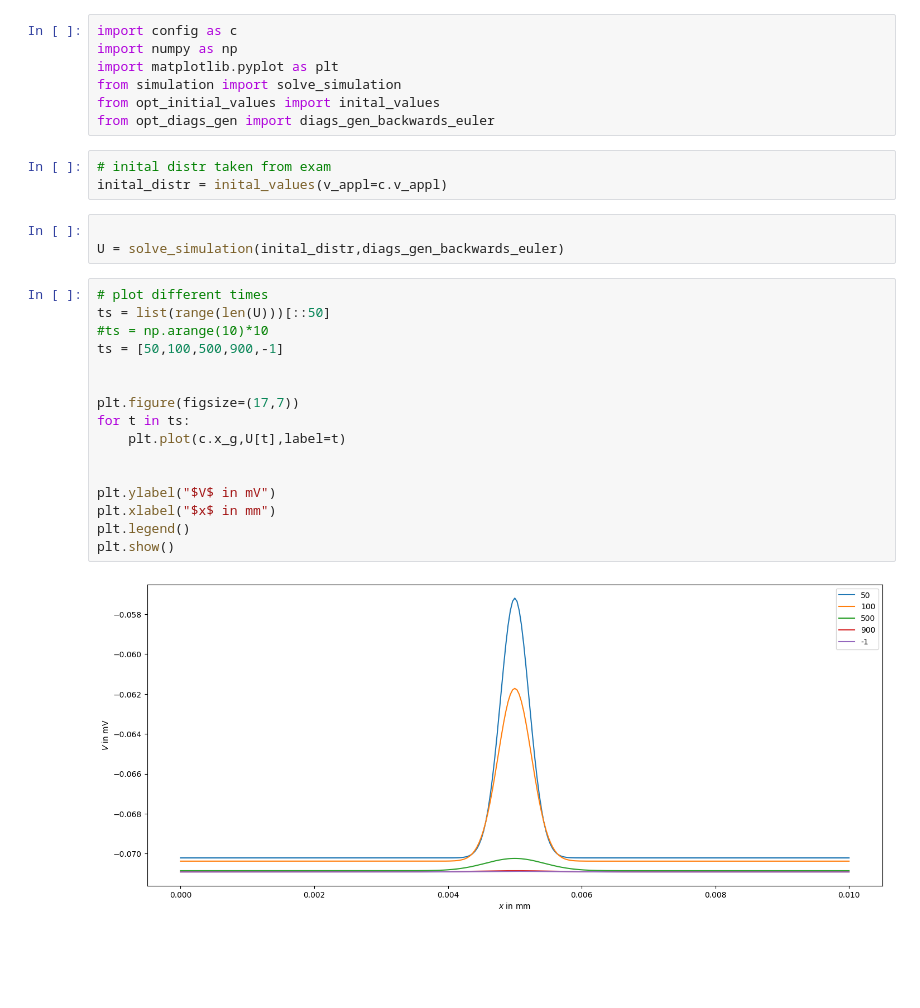
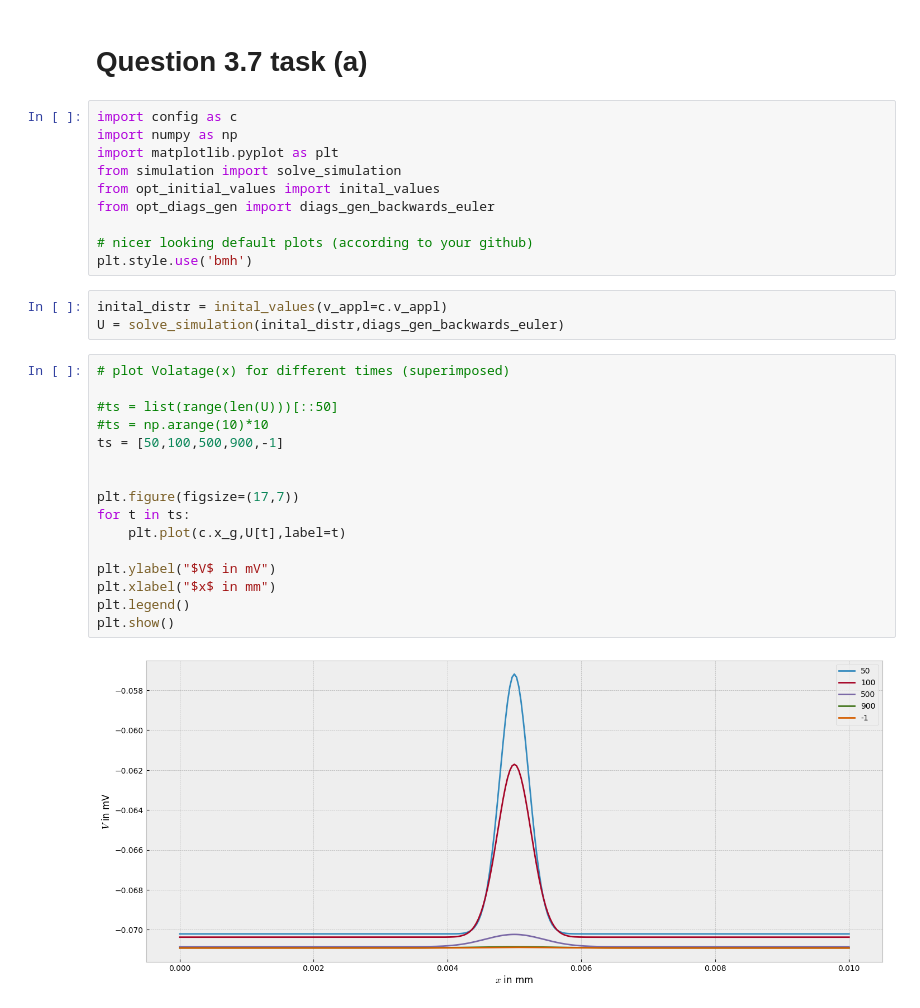
Before and after one commit to leonardlux/comp_phy_exam, a Jupyter notebook: problem_3/part_2/task_a.ipynb, the cells around one changed output. Cells and saved outputs as stored; diff of their text form; blank space fills up the shorter version.

```diff
--- a/problem_3/part_2/task_a.ipynb
+++ b/problem_3/part_2/task_a.ipynb
@@ -1,3 +1,5 @@
+# %% [markdown]
+# Question 3.7 task (a)
 # %%
 import config as c
 import numpy as np
@@ -5,27 +7,27 @@ import matplotlib.pyplot as plt
 from simulation import solve_simulation
 from opt_initial_values import inital_values
 from opt_diags_gen import diags_gen_backwards_euler
+
+# nicer looking default plots (according to your github)
+plt.style.use('bmh')
-# %%
-# inital distr taken from exam
-inital_distr = inital_values(v_appl=c.v_appl)
 # %%
-
+inital_distr = inital_values(v_appl=c.v_appl)
 U = solve_simulation(inital_distr,diags_gen_backwards_euler)
 # %%
-# plot different times
-ts = list(range(len(U)))[::50]
+# plot Volatage(x) for different times (superimposed)
+
+#ts = list(range(len(U)))[::50]
 #ts = np.arange(10)*10
 ts = [50,100,500,900,-1]
 
 
 plt.figure(figsize=(17,7))
 for t in ts:
     plt.plot(c.x_g,U[t],label=t)
 
-
 plt.ylabel("$V$ in mV")
 plt.xlabel("$x$ in mm")
 plt.legend()
 plt.show()
 # %% [output]
-[figure, old version]
+[figure, new version]
```
Also changed, not shown: 10 other files.
